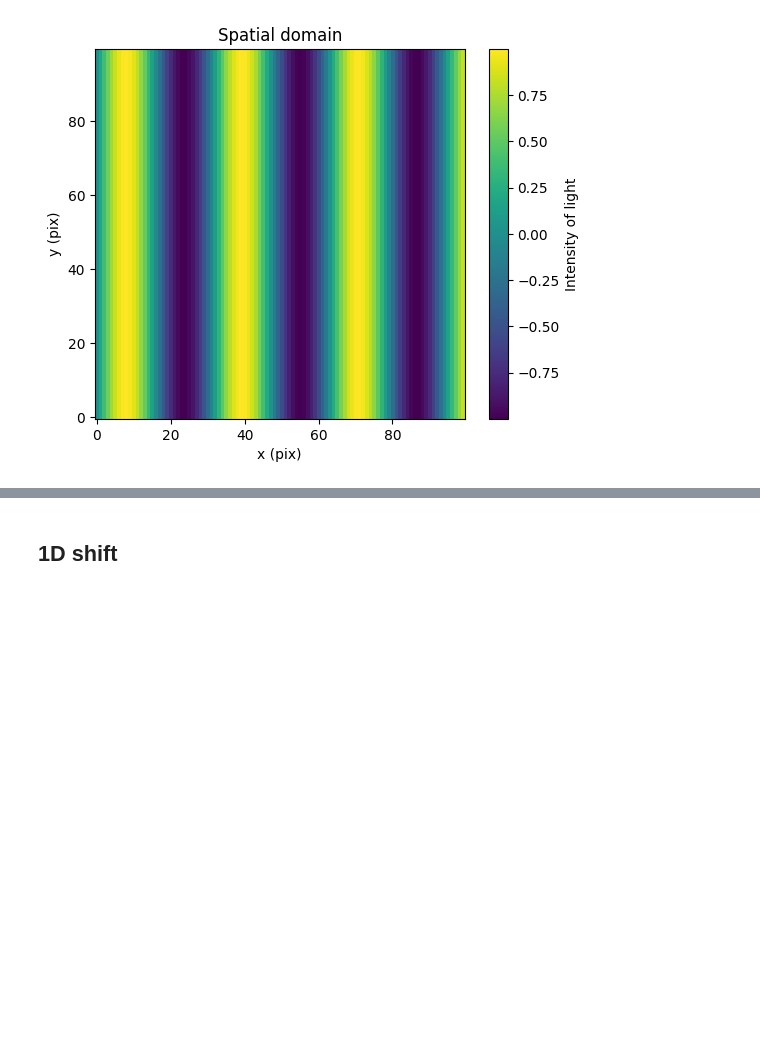
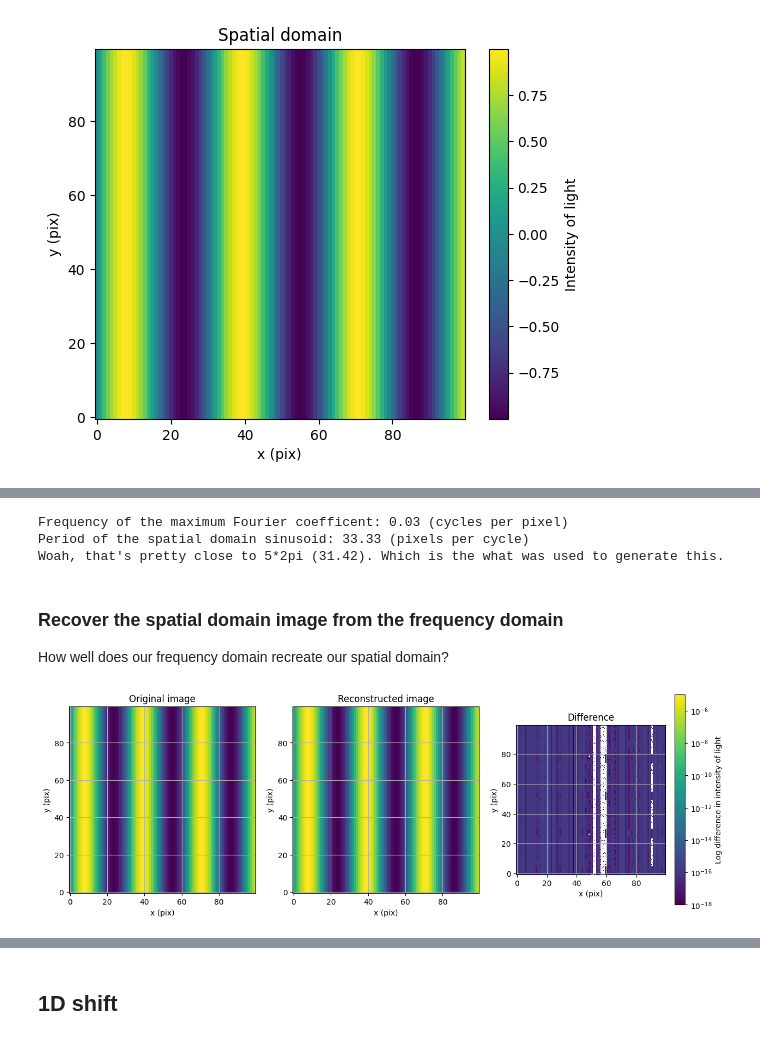
Before and after one commit to CoreySpohn/yippy, a Jupyter notebook: docs/examples/Fourier Interpolation.ipynb, the cells around one changed output, grey strips where cells are left out. Saved outputs shown, nothing was run; the diff lists cells and outputs as text; code cells hidden in the pictures; blank space fills up the shorter version.

```diff
--- a/docs/examples/Fourier Interpolation.ipynb
+++ b/docs/examples/Fourier Interpolation.ipynb
@@ -44,0 +112,42 @@ Here we have an image characterized by pixels and intensity. The fringe pattern
+# %%
+max_cycles_per_pix_index = np.argmax(np.abs(fft_sin_tile_shifted[50]))
+max_cycles_per_pix = np.abs(freqs_shifted[max_cycles_per_pix_index])
+print(f"Frequency of the maximum Fourier coefficent: {max_cycles_per_pix:.2f} (cycles per pixel)")
+print(f"Period of the spatial domain sinusoid: {1/max_cycles_per_pix:.2f} (pixels per cycle)")
+print(f"Woah, that's pretty close to 5*2pi ({5*2*np.pi:.2f}). Which is the what was used to generate this.")
+# %% [output]
+Frequency of the maximum Fourier coefficent: 0.03 (cycles per pixel)
+Period of the spatial domain sinusoid: 33.33 (pixels per cycle)
+Woah, that's pretty close to 5*2pi (31.42). Which is the what was used to generate this.
+# %% [markdown]
+### Recover the spatial domain image from the frequency domain
+How well does our frequency domain recreate our spatial domain?
+# %%
+inverted = ifft2(fft_sin_tile).real
+
+# Plot the original image
+fig, axs = plt.subplots(ncols=3, figsize=(15, 5))
+
+im0 = axs[0].imshow(sin_tile, origin='lower', cmap='viridis')
+axs[0].set_title("Original image")
+axs[0].set_xlabel("x (pix)")
+axs[0].set_ylabel("y (pix)")
+axs[0].grid("on")
+#fig.colorbar(im0, ax=axs[0], label="Intensity of light")
+
+im0 = axs[1].imshow(inverted, origin='lower', cmap='viridis')
+axs[1].set_title("Reconstructed image")
+axs[1].set_xlabel("x (pix)")
+axs[1].set_ylabel("y (pix)")
+axs[1].grid("on")
+
+# Difference
+im0 = axs[2].imshow(np.abs(sin_tile-inverted), origin='lower', cmap='viridis', norm=LogNorm(vmin=1e-18, vmax=1e-5))
+axs[2].set_title("Difference")
+axs[2].set_xlabel("x (pix)")
+axs[2].set_ylabel("y (pix)")
+axs[2].grid("on")
+fig.colorbar(im0, ax=axs[2], label="Log difference in intensity of light")
+plt.show()
+# %% [output]
+[figure, added]
```
Also changed, not shown: parts of 7 cells of this notebook.
